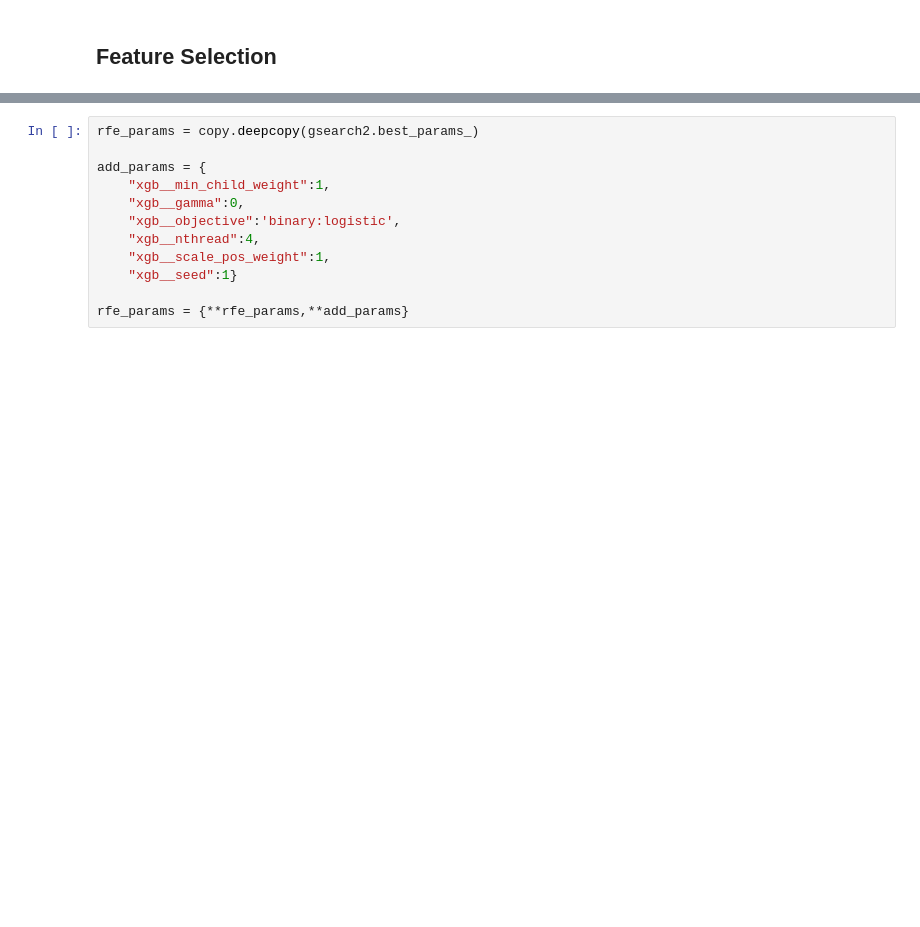
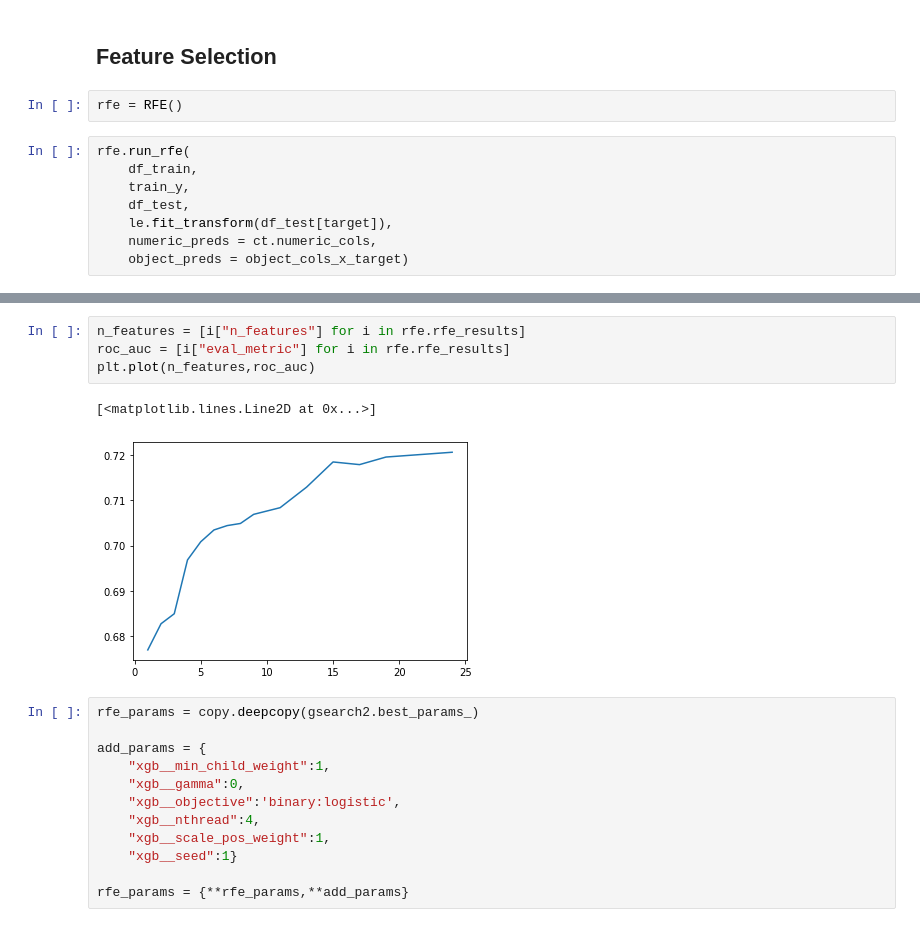
Before and after one commit to Strabes/demos, a Jupyter notebook: xgboost/XGBoost_with_LendingClubV2.ipynb, the cells around one changed output, grey strips where cells are left out. Saved outputs shown, nothing was run; the diff lists cells and outputs as text; blank space fills up the shorter version.

```diff
--- a/xgboost/XGBoost_with_LendingClubV2.ipynb
+++ b/xgboost/XGBoost_with_LendingClubV2.ipynb
@@ -199,3 +199,13 @@ pd.DataFrame(gsearch2.cv_results_).sort_values('rank_test_score').head(5)
 'Run time: 10.62'
 # %% [markdown]
 ## Feature Selection
+# %%
+rfe = RFE()
+# %%
+rfe.run_rfe(
+    df_train,
+    train_y,
+    df_test,
+    le.fit_transform(df_test[target]),
+    numeric_preds = ct.numeric_cols,
+    object_preds = object_cols_x_target)
@@ -202,3 +228,10 @@ pd.DataFrame(gsearch2.cv_results_).sort_values('rank_test_score').head(5)
+# %%
+n_features = [i["n_features"] for i in rfe.rfe_results]
+roc_auc = [i["eval_metric"] for i in rfe.rfe_results]
+plt.plot(n_features,roc_auc)
+# %% [output]
+[<matplotlib.lines.Line2D at 0x...>]
+[figure, added]
 # %%
 rfe_params = copy.deepcopy(gsearch2.best_params_)
 
```
Also changed, not shown: parts of 2 cells of this notebook, 1 other file.
